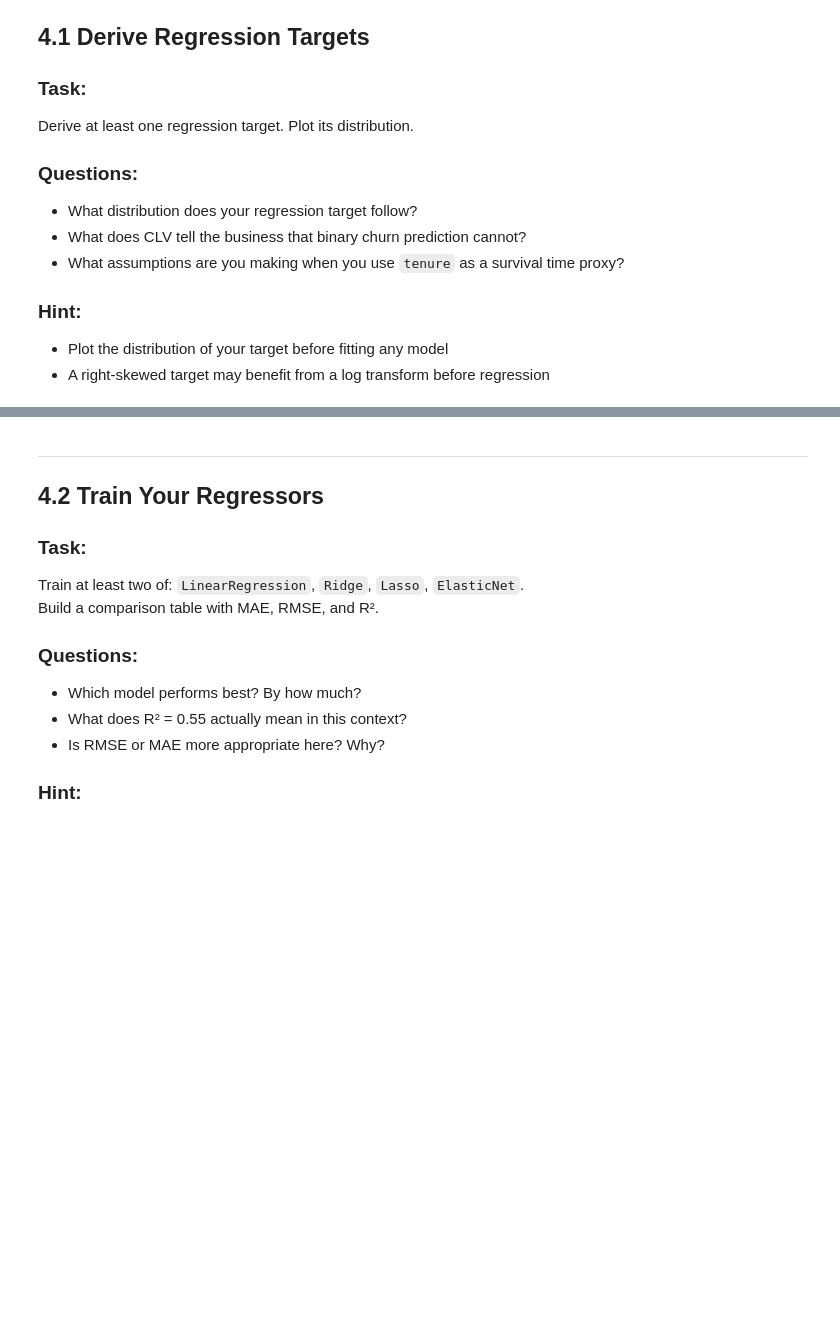
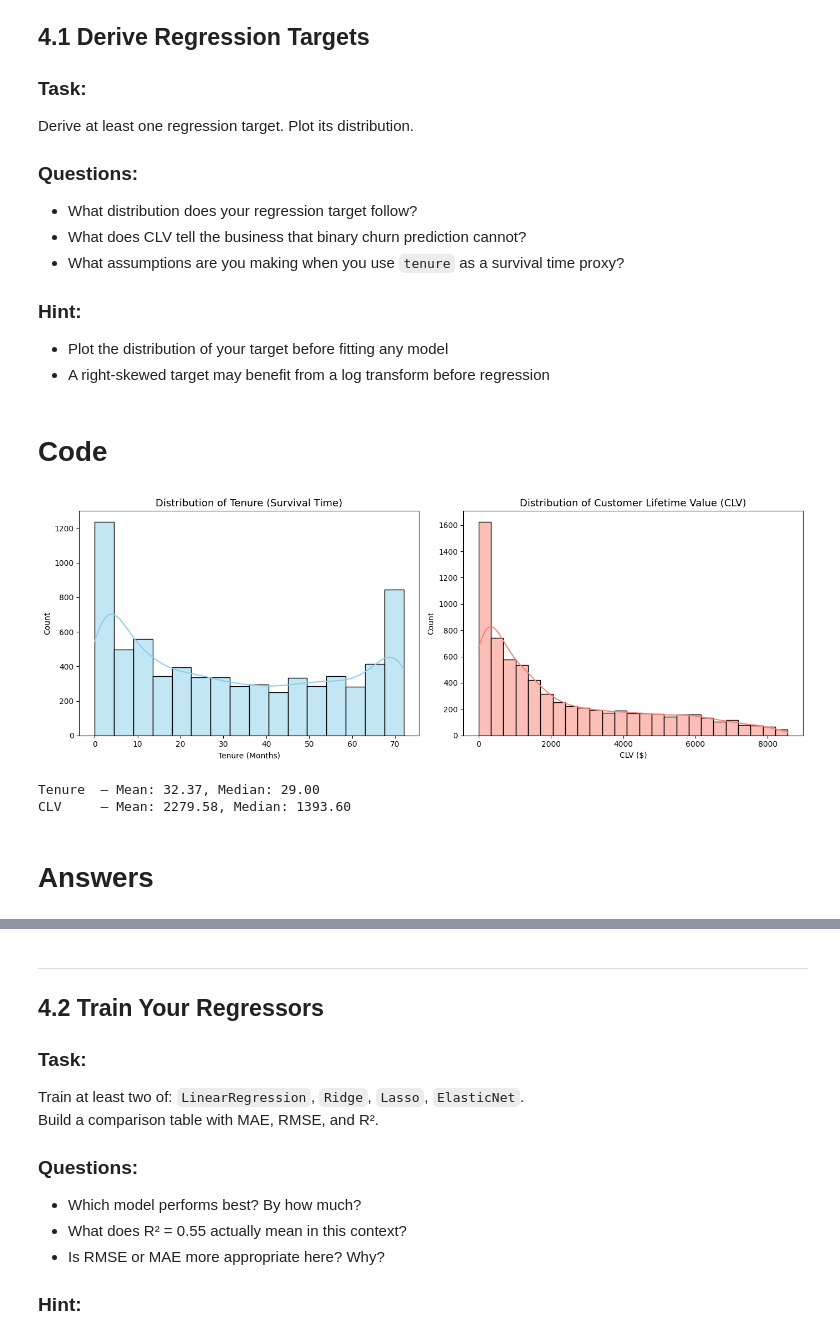
Before and after one commit to Sulav-Koirala/AI-Fellowship-Assignments, a Jupyter notebook: Week 4/W4_Linear_Models_Assignment.ipynb, the cells around one changed output, grey strips where cells are left out. Cells and saved outputs as stored; diff of their text form; code cells hidden in the pictures; blank space fills up the shorter version.

```diff
--- a/Week 4/W4_Linear_Models_Assignment.ipynb
+++ b/Week 4/W4_Linear_Models_Assignment.ipynb
@@ -1140,0 +1143,35 @@ Derive at least one regression target. Plot its distribution.
+# %% [markdown]
+# Code
+# %%
+# We'll use tenure as our regression target (survival time proxy)
+# and also compute CLV = MonthlyCharges × tenure
+
+regression_df = customer_churn_data_frame.copy()
+
+regression_df['CLV'] = regression_df['MonthlyCharges'] * regression_df['tenure']
+
+# Ploting distributions of both targets
+fig, axes = plt.subplots(1, 2, figsize=(14, 5))
+
+sns.histplot(regression_df['tenure'], kde=True, ax=axes[0], color='skyblue')
+axes[0].set_title('Distribution of Tenure (Survival Time)', fontsize=13)
+axes[0].set_xlabel('Tenure (Months)')
+axes[0].set_ylabel('Count')
+
+sns.histplot(regression_df['CLV'], kde=True, ax=axes[1], color='salmon')
+axes[1].set_title('Distribution of Customer Lifetime Value (CLV)', fontsize=13)
+axes[1].set_xlabel('CLV ($)')
+axes[1].set_ylabel('Count')
+
+plt.tight_layout()
+plt.show()
+# %% [output]
+[figure, added]
+# %%
+print(f"Tenure  — Mean: {regression_df['tenure'].mean():.2f}, Median: {regression_df['tenure'].median():.2f}")
+print(f"CLV     — Mean: {regression_df['CLV'].mean():.2f}, Median: {regression_df['CLV'].median():.2f}")
+# %% [output]
+Tenure  — Mean: 32.37, Median: 29.00
+CLV     — Mean: 2279.58, Median: 1393.60
+# %% [markdown]
+# Answers
```
Also changed, not shown: parts of 40 cells of this notebook.
